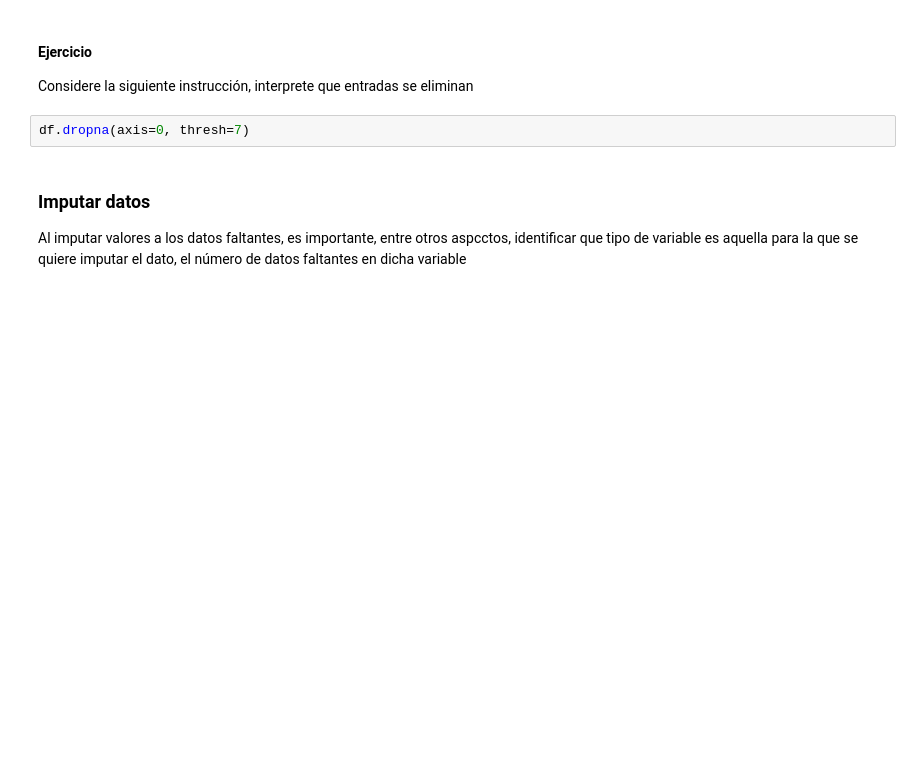
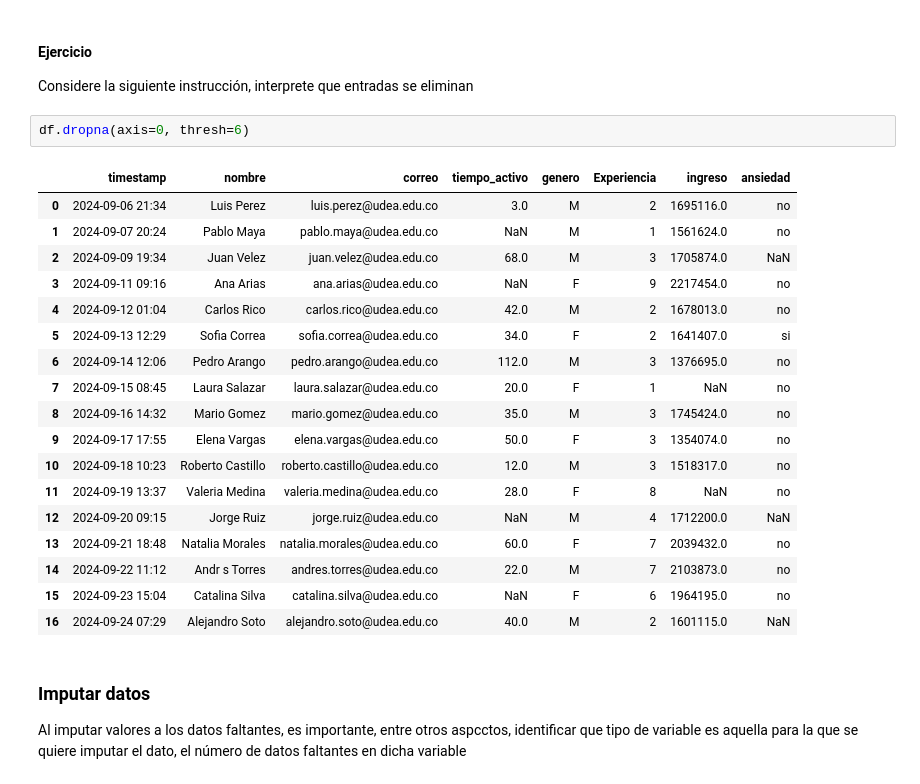
Before and after one commit to amorelo01/IA_UdeA_AndresZ, a Jupyter notebook: M3_S1_DatosFaltantesDuplicados.ipynb, the cells around one changed output. Cells and saved outputs as stored; diff of their text form; blank space fills up the shorter version.

```diff
--- a/M3_S1_DatosFaltantesDuplicados.ipynb
+++ b/M3_S1_DatosFaltantesDuplicados.ipynb
@@ -288,7 +489,26 @@ Adicionalmente, hay otros parametros para controlar que filas o columnas elimina
 
 Considere la siguiente instrucción, interprete que entradas se eliminan
 # %%
-df.dropna(axis=0, thresh=7)
+df.dropna(axis=0, thresh=6)
+# %% [output]
+|  | timestamp | nombre | correo | tiempo_activo | genero | Experiencia | ingreso | ansiedad |
+| 0 | 2024-09-06 21:34 | Luis Perez | luis.perez@udea.edu.co | 3.0 | M | 2 | 1695116.0 | no |
+| 1 | 2024-09-07 20:24 | Pablo Maya | pablo.maya@udea.edu.co | NaN | M | 1 | 1561624.0 | no |
+| 2 | 2024-09-09 19:34 | Juan Velez | juan.velez@udea.edu.co | 68.0 | M | 3 | 1705874.0 | NaN |
+| 3 | 2024-09-11 09:16 | Ana Arias | ana.arias@udea.edu.co | NaN | F | 9 | 2217454.0 | no |
+| 4 | 2024-09-12 01:04 | Carlos Rico | carlos.rico@udea.edu.co | 42.0 | M | 2 | 1678013.0 | no |
+| 5 | 2024-09-13 12:29 | Sofia Correa | sofia.correa@udea.edu.co | 34.0 | F | 2 | 1641407.0 | si |
+| 6 | 2024-09-14 12:06 | Pedro Arango | pedro.arango@udea.edu.co | 112.0 | M | 3 | 1376695.0 | no |
+| 7 | 2024-09-15 08:45 | Laura Salazar | laura.salazar@udea.edu.co | 20.0 | F | 1 | NaN | no |
+| 8 | 2024-09-16 14:32 | Mario Gomez | mario.gomez@udea.edu.co | 35.0 | M | 3 | 1745424.0 | no |
+| 9 | 2024-09-17 17:55 | Elena Vargas | elena.vargas@udea.edu.co | 50.0 | F | 3 | 1354074.0 | no |
+| 10 | 2024-09-18 10:23 | Roberto Castillo | roberto.castillo@udea.edu.co | 12.0 | M | 3 | 1518317.0 | no |
+| 11 | 2024-09-19 13:37 | Valeria Medina | valeria.medina@udea.edu.co | 28.0 | F | 8 | NaN | no |
+| 12 | 2024-09-20 09:15 | Jorge Ruiz | jorge.ruiz@udea.edu.co | NaN | M | 4 | 1712200.0 | NaN |
+| 13 | 2024-09-21 18:48 | Natalia Morales | natalia.morales@udea.edu.co | 60.0 | F | 7 | 2039432.0 | no |
+| 14 | 2024-09-22 11:12 | Andr s Torres | andres.torres@udea.edu.co | 22.0 | M | 7 | 2103873.0 | no |
+| 15 | 2024-09-23 15:04 | Catalina Silva | catalina.silva@udea.edu.co | NaN | F | 6 | 1964195.0 | no |
+| 16 | 2024-09-24 07:29 | Alejandro Soto | alejandro.soto@udea.edu.co | 40.0 | M | 2 | 1601115.0 | NaN |
 # %% [markdown]
 ### <font color='157699'> **Imputar datos** </font>
 
```
Also changed, not shown: parts of 30 cells of this notebook.
